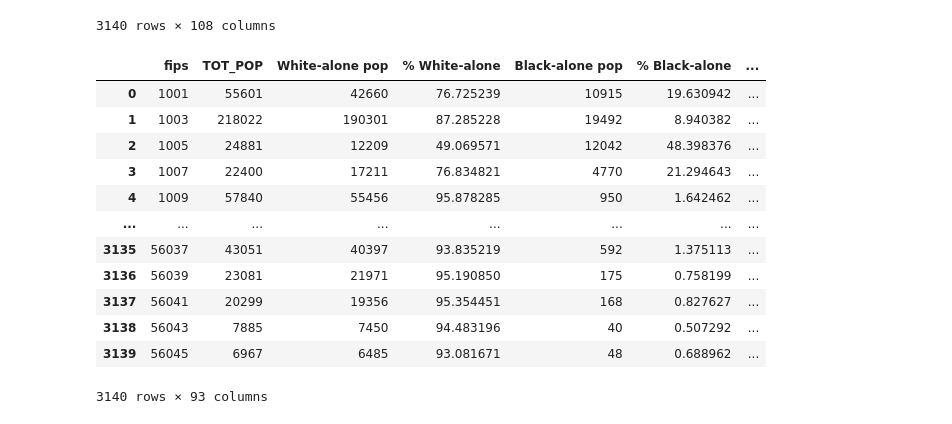
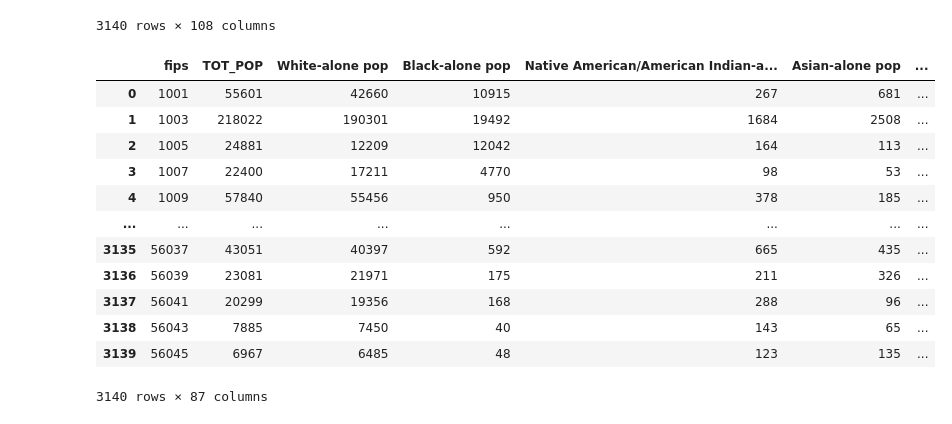
Before and after one commit to 4GeeksAcademy/sergio-roque-regularized-regression, a Jupyter notebook: src/explore.ipynb, the cells around one changed output. Drawn from its saved outputs; the diff is of its cells as text; code cells hidden in the pictures.

```diff
--- a/src/explore.ipynb
+++ b/src/explore.ipynb
@@ -72,23 +74,29 @@ data
 # %%
 # Selección de atributos relevantes
 data["0-19"] = data["0-9"] + data["19-Oct"]
 data["20-49"] = data["20-29"] + data["30-39"] + data["40-49"]
 data["50+"] = data["50-59"] + data["60-69"] + data["70-79"] + data["80+"]
 
-cols_to_drop = data.columns[[2, 3, 4, 5, 6, 7, 8, 9, 10, 11, 12, 13, 14, 15, 16, 17, 18, 19]]
+# Columnas con rango de edades a eliminar
+cols_to_drop = data.columns[2:20]
 data = data.drop(columns=cols_to_drop)
+
+# Columnas con datos porcentuales etnicos a eliminar
+cols_to_drop = ["% White-alone", "% Black-alone", "% NA/AI-alone", "% Asian-alone", "% Hawaiian/PI-alone", "% Two or more races"]
+data = data.drop(columns=cols_to_drop)
+
 data
 # %% [output]
-|  | fips | TOT_POP | White-alone pop | % White-alone | Black-alone pop | % Black-alone | ... |
-| 0 | 1001 | 55601 | 42660 | 76.725239 | 10915 | 19.630942 | ... |
-| 1 | 1003 | 218022 | 190301 | 87.285228 | 19492 | 8.940382 | ... |
-| 2 | 1005 | 24881 | 12209 | 49.069571 | 12042 | 48.398376 | ... |
-| 3 | 1007 | 22400 | 17211 | 76.834821 | 4770 | 21.294643 | ... |
-| 4 | 1009 | 57840 | 55456 | 95.878285 | 950 | 1.642462 | ... |
+|  | fips | TOT_POP | White-alone pop | Black-alone pop | Native American/American Indian-a... | Asian-alone pop | ... |
+| 0 | 1001 | 55601 | 42660 | 10915 | 267 | 681 | ... |
+| 1 | 1003 | 218022 | 190301 | 19492 | 1684 | 2508 | ... |
+| 2 | 1005 | 24881 | 12209 | 12042 | 164 | 113 | ... |
+| 3 | 1007 | 22400 | 17211 | 4770 | 98 | 53 | ... |
+| 4 | 1009 | 57840 | 55456 | 950 | 378 | 185 | ... |
 | ... | ... | ... | ... | ... | ... | ... | ... |
-| 3135 | 56037 | 43051 | 40397 | 93.835219 | 592 | 1.375113 | ... |
-| 3136 | 56039 | 23081 | 21971 | 95.190850 | 175 | 0.758199 | ... |
-| 3137 | 56041 | 20299 | 19356 | 95.354451 | 168 | 0.827627 | ... |
-| 3138 | 56043 | 7885 | 7450 | 94.483196 | 40 | 0.507292 | ... |
-| 3139 | 56045 | 6967 | 6485 | 93.081671 | 48 | 0.688962 | ... |
+| 3135 | 56037 | 43051 | 40397 | 592 | 665 | 435 | ... |
+| 3136 | 56039 | 23081 | 21971 | 175 | 211 | 326 | ... |
+| 3137 | 56041 | 20299 | 19356 | 168 | 288 | 96 | ... |
+| 3138 | 56043 | 7885 | 7450 | 40 | 143 | 65 | ... |
+| 3139 | 56045 | 6967 | 6485 | 48 | 123 | 135 | ... |
-3140 rows × 93 columns
+3140 rows × 87 columns
```
Also changed, not shown: parts of 1 cell of this notebook.
